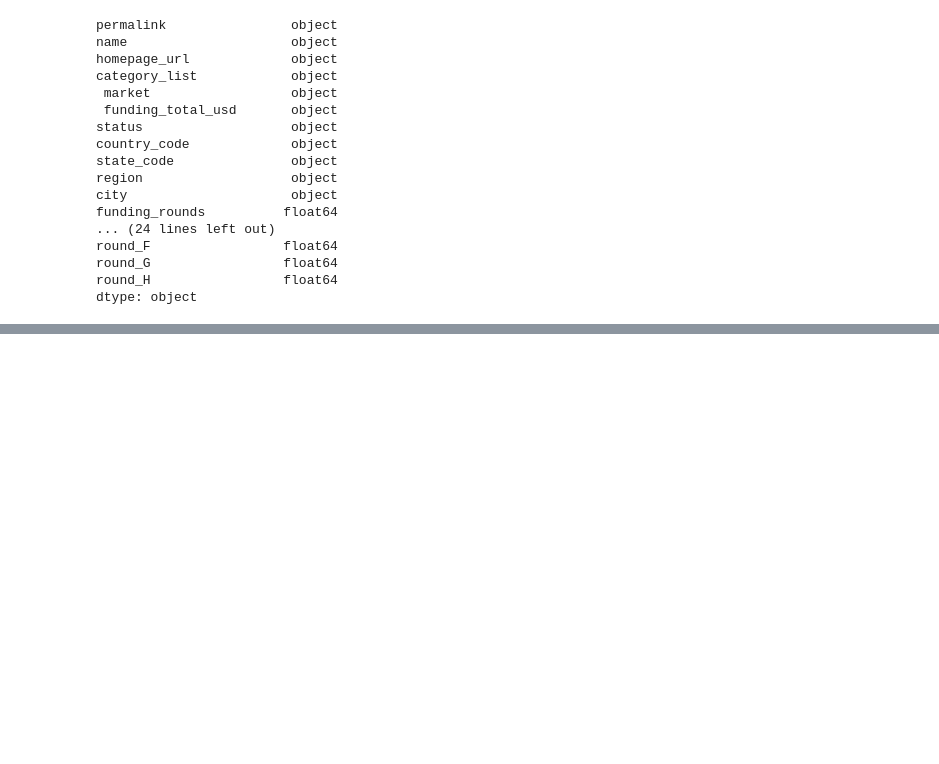
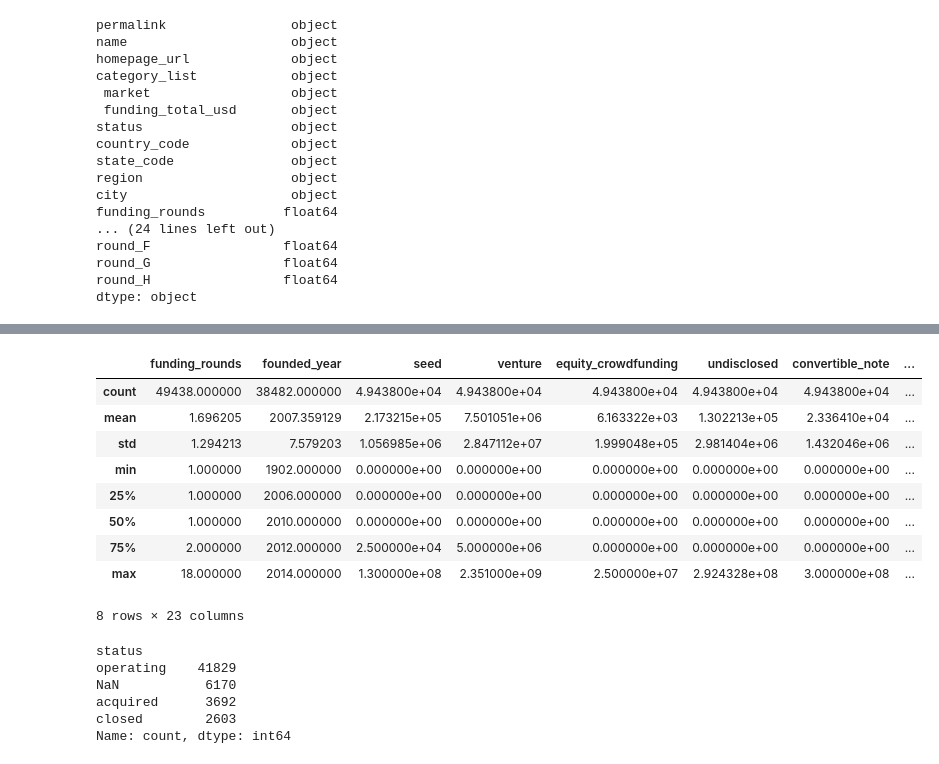
Before and after one commit to paulcrn/VenturePulse, a Jupyter notebook: notebooks/data_exploration_paul.ipynb, the cells around one changed output, grey strips where cells are left out. Cells and saved outputs as stored; diff of their text form; code cells hidden in the pictures; blank space fills up the shorter version.

```diff
--- a/notebooks/data_exploration_paul.ipynb
+++ b/notebooks/data_exploration_paul.ipynb
@@ -31,0 +62,22 @@ dtype: object
+# %%
+data.describe()
+# %% [output]
+|  | funding_rounds | founded_year | seed | venture | equity_crowdfunding | undisclosed | convertible_note | ... |
+| count | 49438.000000 | 38482.000000 | 4.943800e+04 | 4.943800e+04 | 4.943800e+04 | 4.943800e+04 | 4.943800e+04 | ... |
+| mean | 1.696205 | 2007.359129 | 2.173215e+05 | 7.501051e+06 | 6.163322e+03 | 1.302213e+05 | 2.336410e+04 | ... |
+| std | 1.294213 | 7.579203 | 1.056985e+06 | 2.847112e+07 | 1.999048e+05 | 2.981404e+06 | 1.432046e+06 | ... |
+| min | 1.000000 | 1902.000000 | 0.000000e+00 | 0.000000e+00 | 0.000000e+00 | 0.000000e+00 | 0.000000e+00 | ... |
+| 25% | 1.000000 | 2006.000000 | 0.000000e+00 | 0.000000e+00 | 0.000000e+00 | 0.000000e+00 | 0.000000e+00 | ... |
+| 50% | 1.000000 | 2010.000000 | 0.000000e+00 | 0.000000e+00 | 0.000000e+00 | 0.000000e+00 | 0.000000e+00 | ... |
+| 75% | 2.000000 | 2012.000000 | 2.500000e+04 | 5.000000e+06 | 0.000000e+00 | 0.000000e+00 | 0.000000e+00 | ... |
+| max | 18.000000 | 2014.000000 | 1.300000e+08 | 2.351000e+09 | 2.500000e+07 | 2.924328e+08 | 3.000000e+08 | ... |
+8 rows × 23 columns
+# %%
+data['status'].value_counts(dropna=False)
+# %% [output]
+status
+operating    41829
+NaN           6170
+acquired      3692
+closed        2603
+Name: count, dtype: int64
```
Also changed, not shown: parts of 5 cells of this notebook, 1 other file.
